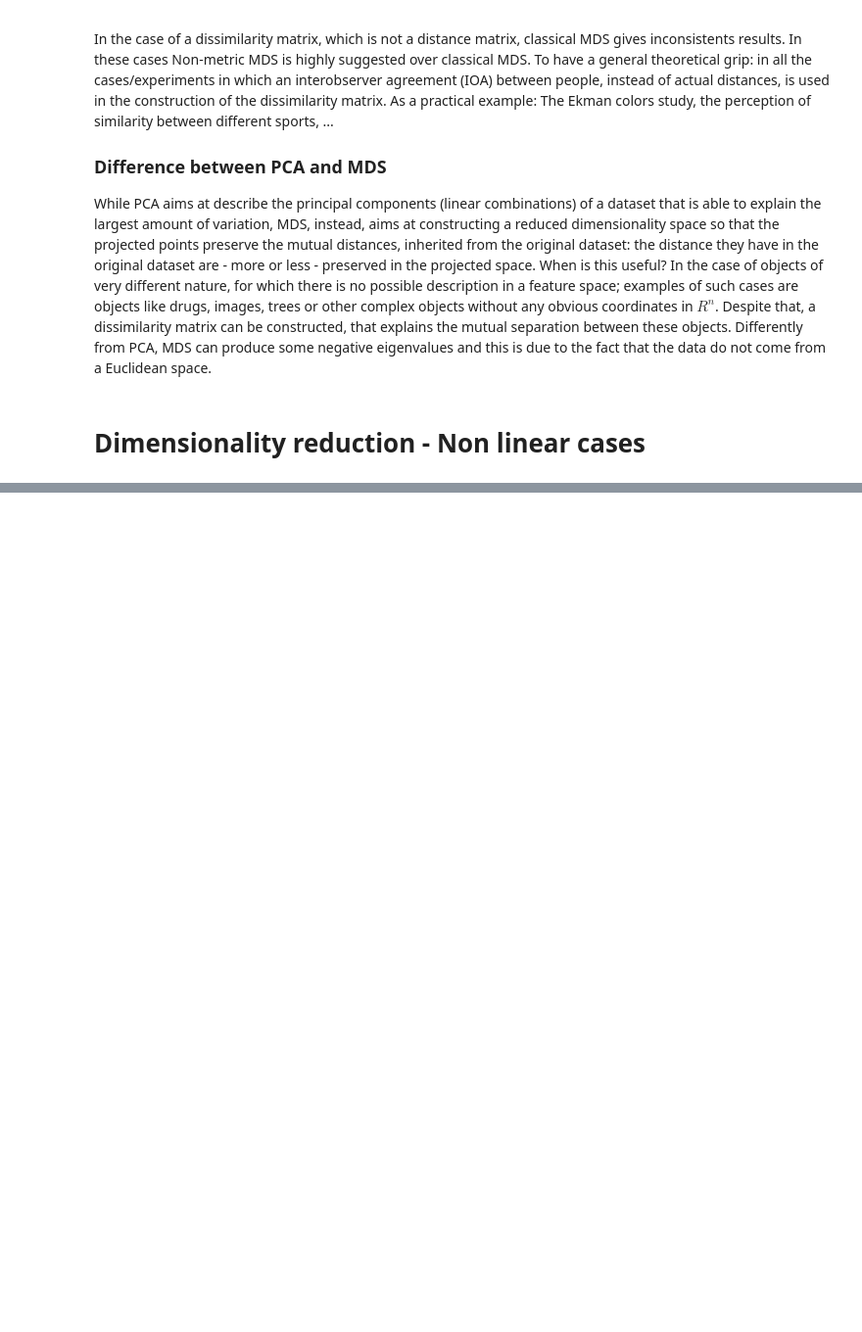
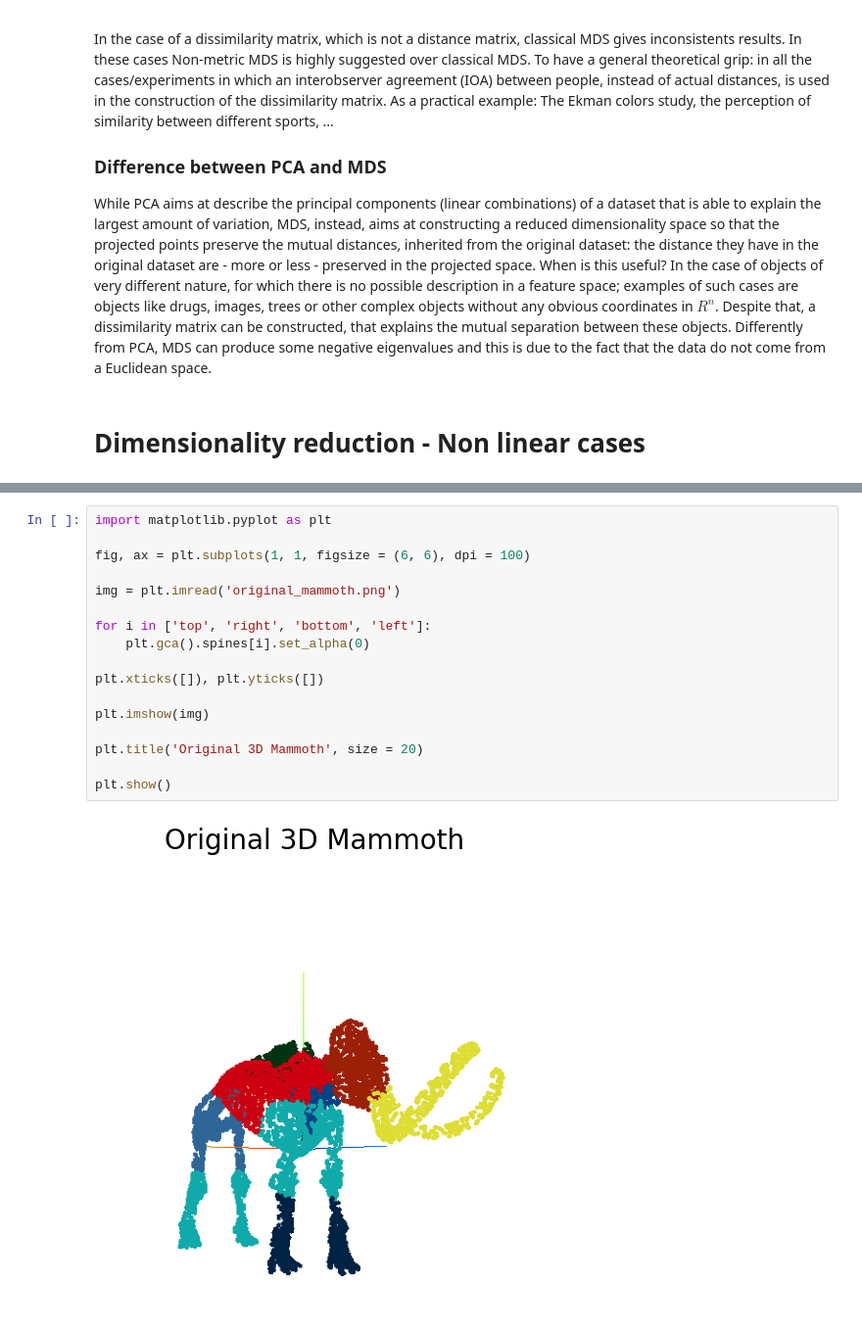
Before and after one commit to leoventuroso/data-viz, a Jupyter notebook: Dimensionality Reduction.ipynb, the cells around one changed output, grey strips where cells are left out. Shown at 98% size. Saved outputs shown, nothing was run; the diff lists cells and outputs as text; blank space fills up the shorter version.

```diff
--- a/Dimensionality Reduction.ipynb
+++ b/Dimensionality Reduction.ipynb
@@ -356,0 +455,19 @@ If we consider the double swiss roll, which is the same as swiss roll, but with
+# %%
+import matplotlib.pyplot as plt
+
+fig, ax = plt.subplots(1, 1, figsize = (6, 6), dpi = 100)
+
+img = plt.imread('original_mammoth.png')
+
+for i in ['top', 'right', 'bottom', 'left']:
+    plt.gca().spines[i].set_alpha(0)
+
+plt.xticks([]), plt.yticks([])
+
+plt.imshow(img)
+
+plt.title('Original 3D Mammoth', size = 20)
+
+plt.show()
+# %% [output]
+[figure, added]
```
Also changed, not shown: parts of 9 cells of this notebook, 8 other files.
